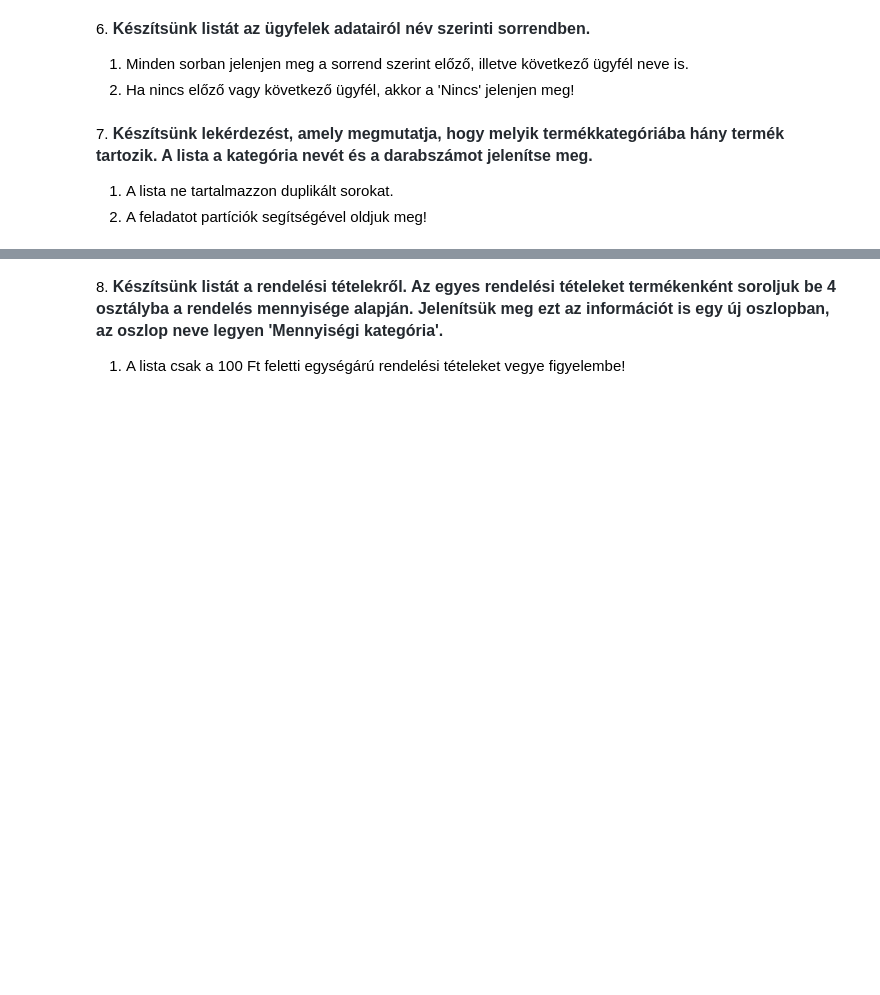
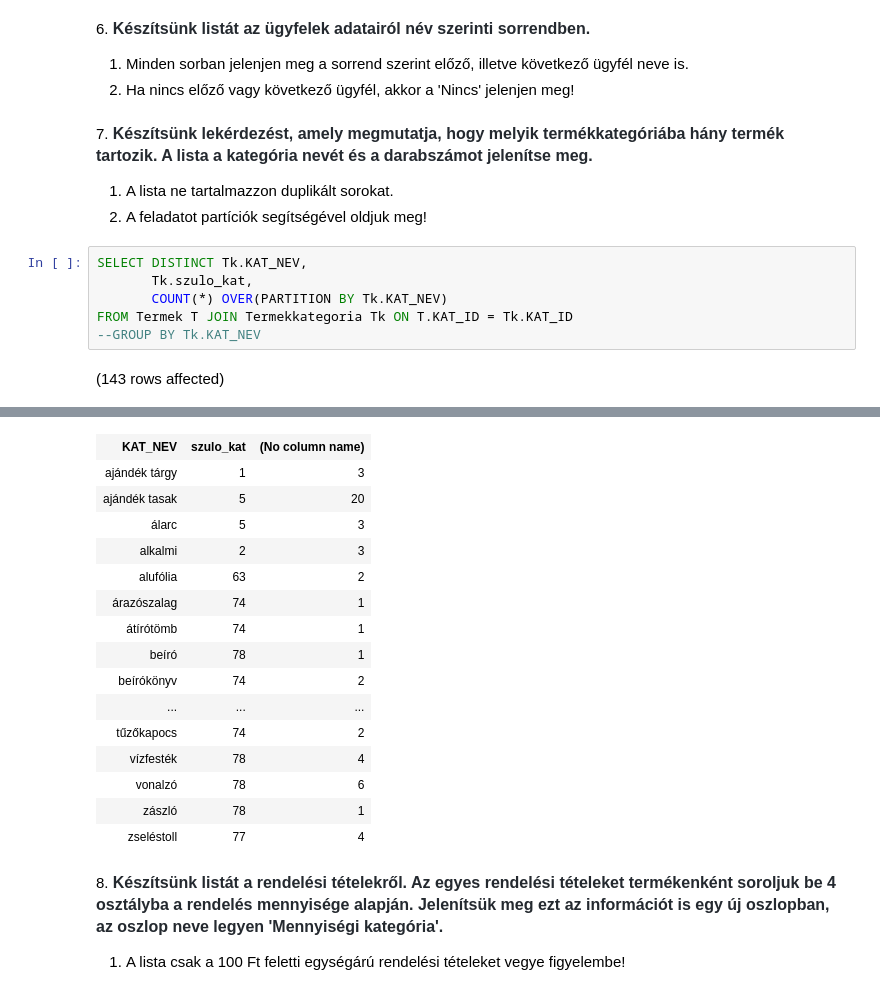
Before and after one commit to MedSzabolcs/SQL_G02, a Jupyter notebook: gyakorlat05_feladatok.ipynb, the cells around one changed output, grey strips where cells are left out. Cells and saved outputs as stored; diff of their text form; blank space fills up the shorter version.

```diff
--- a/gyakorlat05_feladatok.ipynb
+++ b/gyakorlat05_feladatok.ipynb
@@ -77,3 +77,11 @@ Total execution time: 00:00:00.447
 
 1. A lista ne tartalmazzon duplikált sorokat.
 2. A feladatot partíciók segítségével oldjuk meg!
+# %%
+SELECT DISTINCT Tk.KAT_NEV,
+       Tk.szulo_kat,
+       COUNT(*) OVER(PARTITION BY Tk.KAT_NEV)
+FROM Termek T JOIN Termekkategoria Tk ON T.KAT_ID = Tk.KAT_ID
+--GROUP BY Tk.KAT_NEV
+# %% [output]
+(143 rows affected)
@@ -80,3 +89,19 @@ Total execution time: 00:00:00.447
+| KAT_NEV | szulo_kat | (No column name) |
+| ajándék tárgy | 1 | 3 |
+| ajándék tasak | 5 | 20 |
+| álarc | 5 | 3 |
+| alkalmi | 2 | 3 |
+| alufólia | 63 | 2 |
+| árazószalag | 74 | 1 |
+| átírótömb | 74 | 1 |
+| beíró | 78 | 1 |
+| beírókönyv | 74 | 2 |
+| ... | ... | ... |
+| tűzőkapocs | 74 | 2 |
+| vízfesték | 78 | 4 |
+| vonalzó | 78 | 6 |
+| zászló | 78 | 1 |
+| zseléstoll | 77 | 4 |
 # %% [markdown]
 8. <span style="font-weight: 600; color: rgb(36, 41, 47); font-family: -apple-system, BlinkMacSystemFont, &quot;Segoe UI&quot;, Helvetica, Arial, sans-serif, &quot;Apple Color Emoji&quot;, &quot;Segoe UI Emoji&quot;; font-size: 16px;">Készítsünk listát a rendelési tételekről. Az egyes rendelési tételeket termékenként soroljuk be 4 osztályba a rendelés mennyisége alapján. Jelenítsük meg ezt az információt is egy új oszlopban, az oszlop neve legyen 'Mennyiségi kategória'.</span>
 
```
Also changed, not shown: parts of 1 cell of this notebook.
